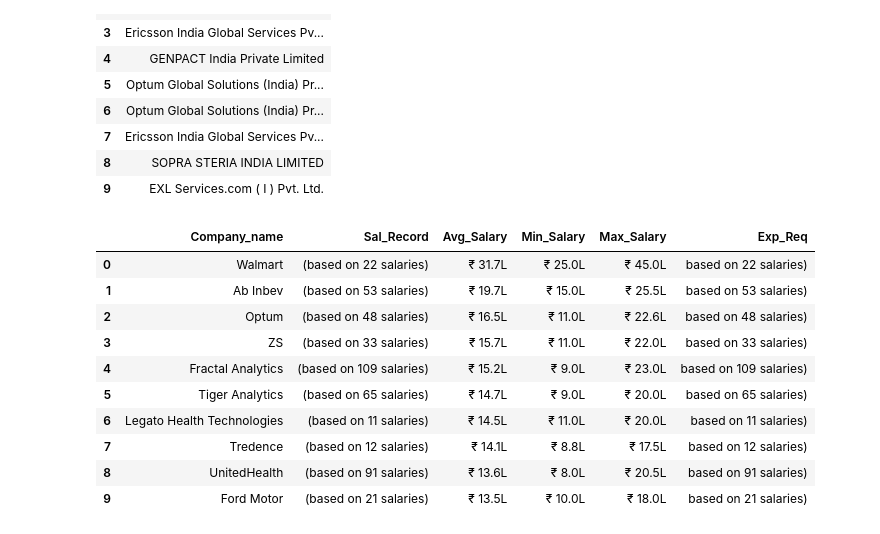
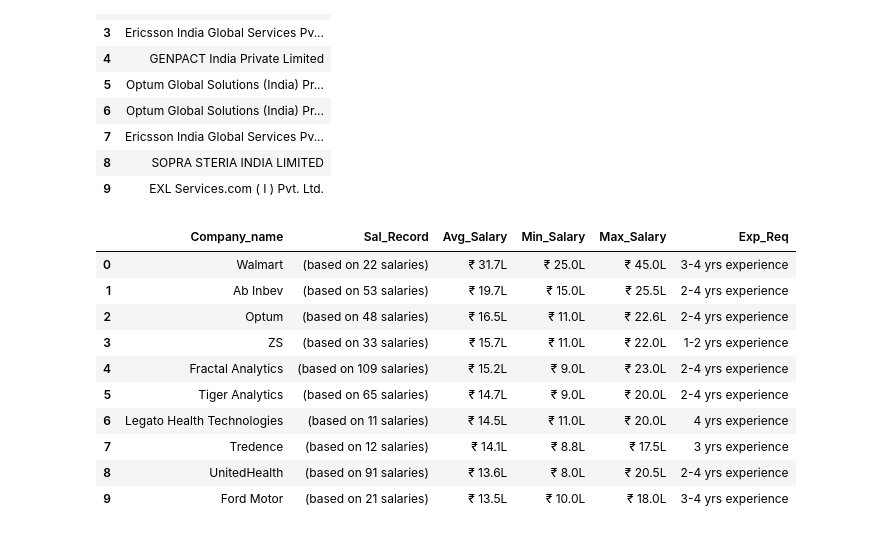
Before and after one commit to Thejas-V/Internship, a Jupyter notebook: webscrapping/ass2/Selenium(ASS-2).ipynb, the cells around one changed output. Saved outputs shown, nothing was run; the diff lists cells and outputs as text; code cells hidden in the pictures.

```diff
--- a/webscrapping/ass2/Selenium(ASS-2).ipynb
+++ b/webscrapping/ass2/Selenium(ASS-2).ipynb
@@ -453,41 +453,41 @@ for i in Companies[:10]:
     Company_name.append(company)
 
 Record=driver.find_elements(By.XPATH,'//span[@class="datapoints"]')
 for i in Record[:10]:
     rec=i.text
     Sal_Record.append(rec)
 
 Average=driver.find_elements(By.XPATH,'//p[@class="averageCtc"]')
 for i in Average[:10]:
     avg=i.text
     Avg_Salary.append(avg)
 
 Minimum=driver.find_elements(By.XPATH,'//div[@class="salary-values"]/div[1]')
 for i in Minimum[:10]:
     mn=i.text
     Min_Salary.append(mn)
 
 Maximum=driver.find_elements(By.XPATH,'//div[@class="salary-values"]/div[2]')
 for i in Maximum[:10]:
     mx=i.text
     Max_Salary.append(mx)
 
 Experience=driver.find_elements(By.XPATH,'//div[@class="sbold-list-header"]')
 for i in Experience[:10]:
-    exp=i.text.split("(")[1]
+    exp=i.text.split("(")[0]
     Exp_Req.append(exp)
 
 df=pd.DataFrame({'Company_name':Company_name,'Sal_Record':Sal_Record,'Avg_Salary':Avg_Salary,'Min_Salary':Min_Salary,'Max_Salary':Max_Salary,"Exp_Req":Exp_Req})
 df
 # %% [output]
 |  | Company_name | Sal_Record | Avg_Salary | Min_Salary | Max_Salary | Exp_Req |
-| 0 | Walmart | (based on 22 salaries) | ₹ 31.7L | ₹ 25.0L | ₹ 45.0L | based on 22 salaries) |
-| 1 | Ab Inbev | (based on 53 salaries) | ₹ 19.7L | ₹ 15.0L | ₹ 25.5L | based on 53 salaries) |
-| 2 | Optum | (based on 48 salaries) | ₹ 16.5L | ₹ 11.0L | ₹ 22.6L | based on 48 salaries) |
-| 3 | ZS | (based on 33 salaries) | ₹ 15.7L | ₹ 11.0L | ₹ 22.0L | based on 33 salaries) |
-| 4 | Fractal Analytics | (based on 109 salaries) | ₹ 15.2L | ₹ 9.0L | ₹ 23.0L | based on 109 salaries) |
-| 5 | Tiger Analytics | (based on 65 salaries) | ₹ 14.7L | ₹ 9.0L | ₹ 20.0L | based on 65 salaries) |
-| 6 | Legato Health Technologies | (based on 11 salaries) | ₹ 14.5L | ₹ 11.0L | ₹ 20.0L | based on 11 salaries) |
-| 7 | Tredence | (based on 12 salaries) | ₹ 14.1L | ₹ 8.8L | ₹ 17.5L | based on 12 salaries) |
-| 8 | UnitedHealth | (based on 91 salaries) | ₹ 13.6L | ₹ 8.0L | ₹ 20.5L | based on 91 salaries) |
-| 9 | Ford Motor | (based on 21 salaries) | ₹ 13.5L | ₹ 10.0L | ₹ 18.0L | based on 21 salaries) |
+| 0 | Walmart | (based on 22 salaries) | ₹ 31.7L | ₹ 25.0L | ₹ 45.0L | 3-4 yrs experience |
+| 1 | Ab Inbev | (based on 53 salaries) | ₹ 19.7L | ₹ 15.0L | ₹ 25.5L | 2-4 yrs experience |
+| 2 | Optum | (based on 48 salaries) | ₹ 16.5L | ₹ 11.0L | ₹ 22.6L | 2-4 yrs experience |
+| 3 | ZS | (based on 33 salaries) | ₹ 15.7L | ₹ 11.0L | ₹ 22.0L | 1-2 yrs experience |
+| 4 | Fractal Analytics | (based on 109 salaries) | ₹ 15.2L | ₹ 9.0L | ₹ 23.0L | 2-4 yrs experience |
+| 5 | Tiger Analytics | (based on 65 salaries) | ₹ 14.7L | ₹ 9.0L | ₹ 20.0L | 2-4 yrs experience |
+| 6 | Legato Health Technologies | (based on 11 salaries) | ₹ 14.5L | ₹ 11.0L | ₹ 20.0L | 4 yrs experience |
+| 7 | Tredence | (based on 12 salaries) | ₹ 14.1L | ₹ 8.8L | ₹ 17.5L | 3 yrs experience |
+| 8 | UnitedHealth | (based on 91 salaries) | ₹ 13.6L | ₹ 8.0L | ₹ 20.5L | 2-4 yrs experience |
+| 9 | Ford Motor | (based on 21 salaries) | ₹ 13.5L | ₹ 10.0L | ₹ 18.0L | 3-4 yrs experience |
```
